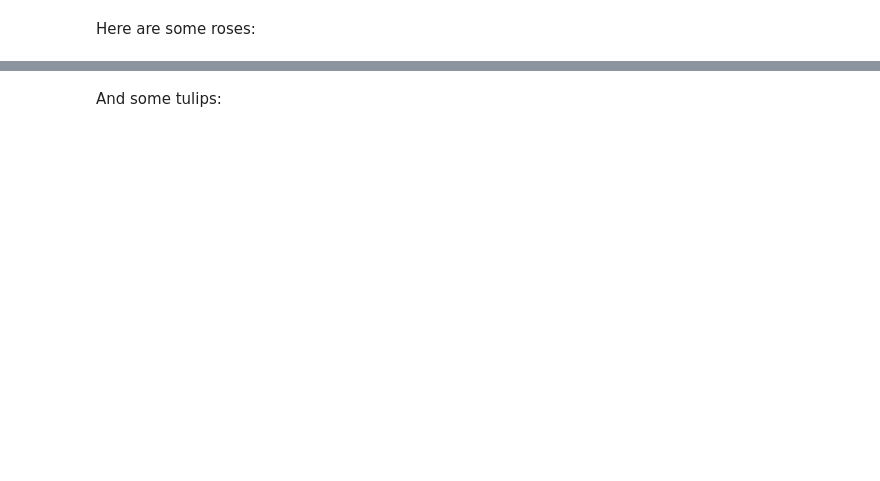
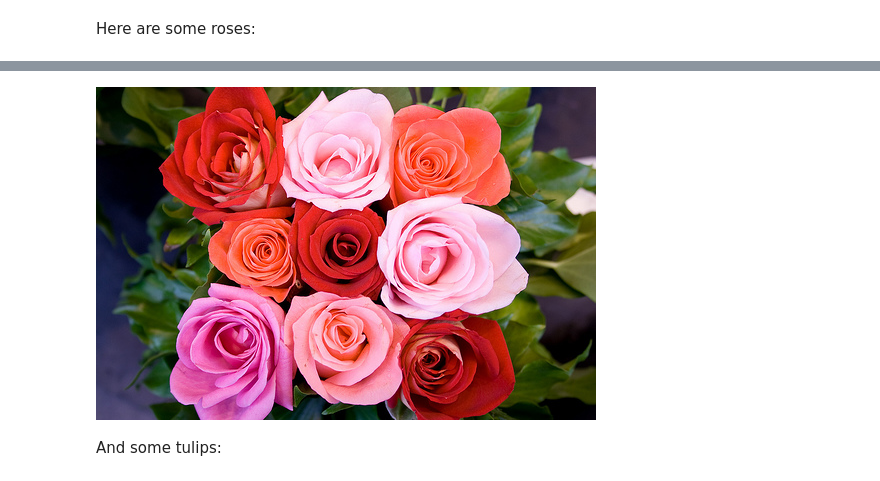
Before and after one commit to Rudragehlot/work-with-TenserFlow, a Jupyter notebook: site/en/tutorials/images/classification.ipynb, the cells around one changed output, grey strips where cells are left out. Saved outputs shown, nothing was run; the diff lists cells and outputs as text; code cells hidden in the pictures; blank space fills up the shorter version.

```diff
--- a/site/en/tutorials/images/classification.ipynb
+++ b/site/en/tutorials/images/classification.ipynb
@@ -96,5 +97,7 @@ PIL.Image.open(str(roses[0]))
 # %%
-PIL.Image.open(str(roses[1]))
+PIL.Image.open(str(roses[78]))
+# %% [output]
+[figure, added]
 # %% [markdown]
 And some tulips:
 # %%
```
Also changed, not shown: parts of 25 cells of this notebook.
